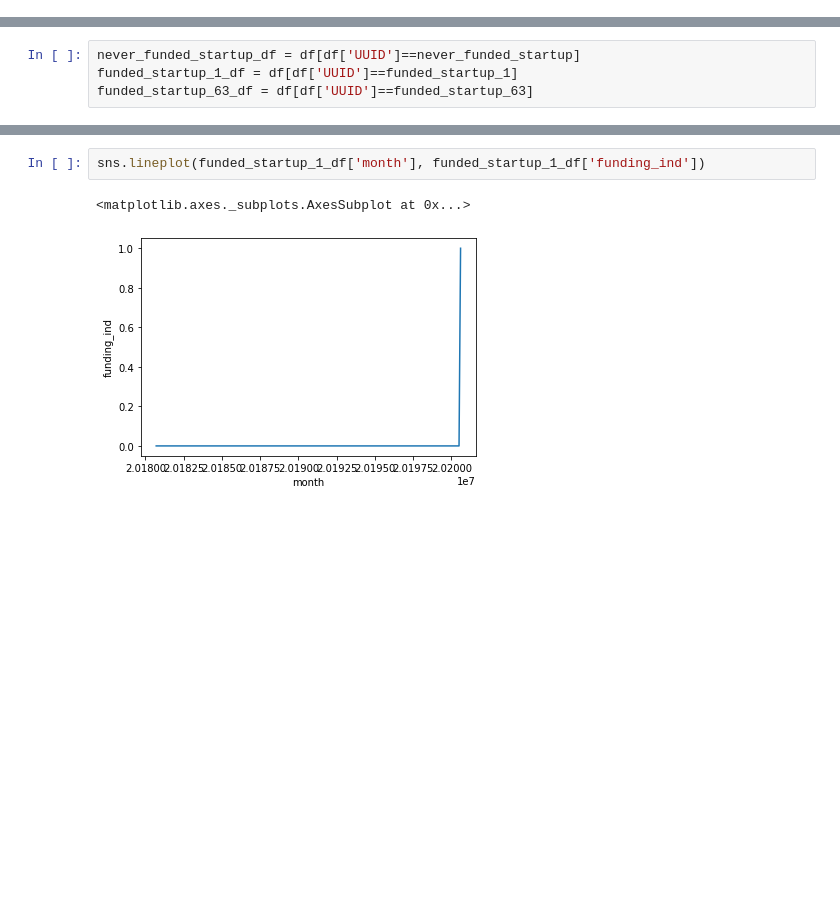
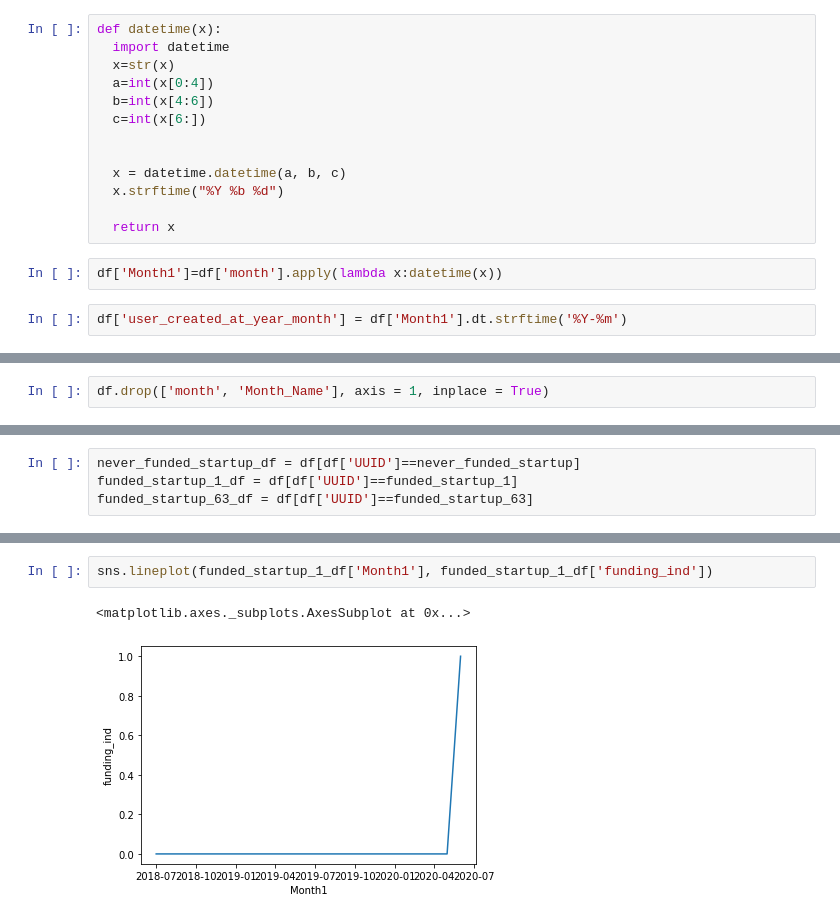
Before and after one commit to rohan-dot/Startups-Funding, a Jupyter notebook: Rohan_Datta_Purkayastha_Team_4_Startup_Funding_Prediction_Capstone_Project.ipynb, the cells around one changed output, grey strips where cells are left out. Drawn from its saved outputs; the diff is of its cells as text; blank space fills up the shorter version.

```diff
--- a/Rohan_Datta_Purkayastha_Team_4_Startup_Funding_Prediction_Capstone_Project.ipynb
+++ b/Rohan_Datta_Purkayastha_Team_4_Startup_Funding_Prediction_Capstone_Project.ipynb
@@ -194,2 +226,19 @@ sns.countplot(df['Month_Name'])
 # %% [markdown]
 # We have app datas mostly from March month
+# %%
+def datetime(x):
+  import datetime
+  x=str(x)
+  a=int(x[0:4])
+  b=int(x[4:6])
+  c=int(x[6:])
+
+
+  x = datetime.datetime(a, b, c)
+  x.strftime("%Y %b %d")
+
+  return x
+# %%
+df['Month1']=df['month'].apply(lambda x:datetime(x))
+# %%
+df['user_created_at_year_month'] = df['Month1'].dt.strftime('%Y-%m')
@@ -196,3 +254,5 @@ sns.countplot(df['Month_Name'])
+# %%
+df.drop(['month', 'Month_Name'], axis = 1, inplace = True)
 # %%
 plt.figure(figsize=(30,5))
 sns.countplot(df['Application Category'])
@@ -363,6 +539,6 @@ funded_startup_63_df = df[df['UUID']==funded_startup_63]
 # %%
-sns.lineplot(funded_startup_1_df['month'], funded_startup_1_df['funding_ind'])
+sns.lineplot(funded_startup_1_df['Month1'], funded_startup_1_df['funding_ind'])
 # %% [output]
 <matplotlib.axes._subplots.AxesSubplot at 0x...>
-[figure, old version]
+[figure, new version]
 # %%
```
Also changed, not shown: parts of 49 cells of this notebook.
